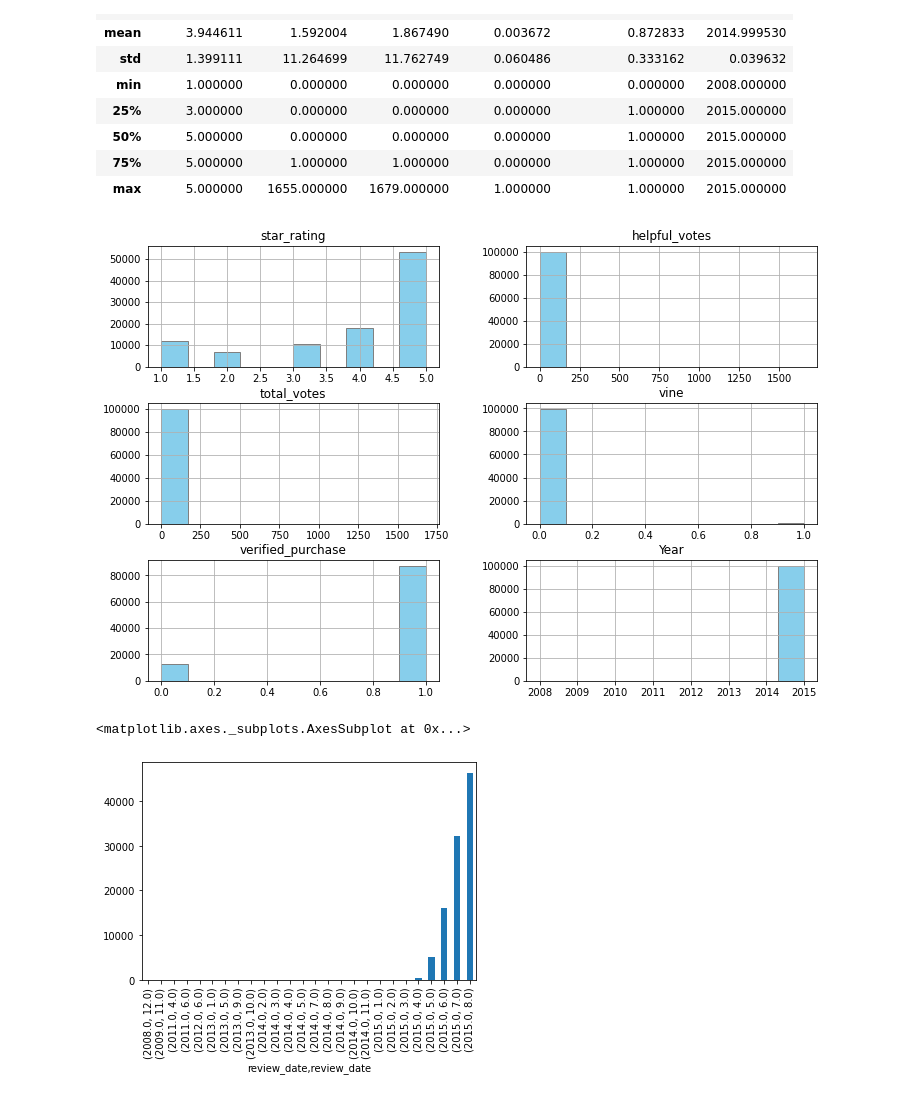
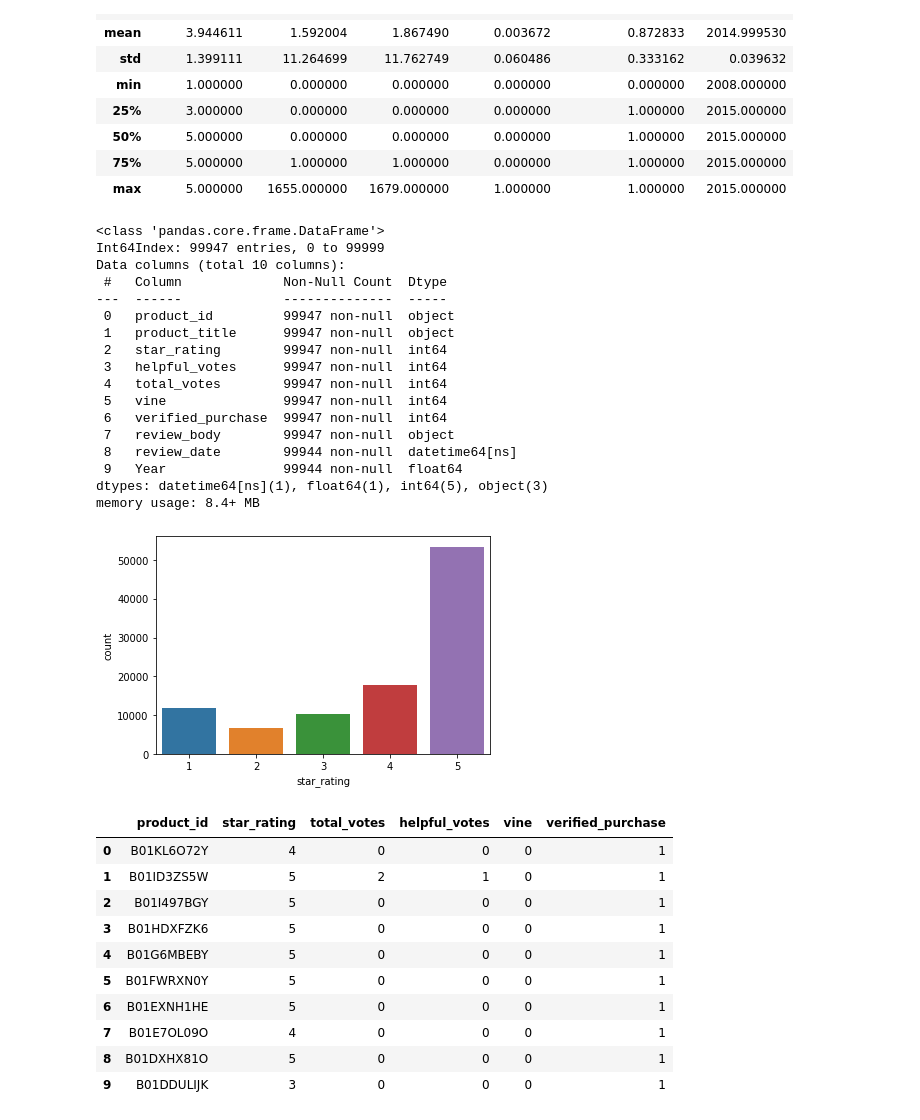
Before and after one commit to BhavyaBibi/-datawhisperers_final-project_dsml2021, a Jupyter notebook: datawhisperers_sentiment_analysis_amazon_apparel_reviews.ipynb, the cells around one changed output. Drawn from its saved outputs; the diff is of its cells as text; code cells hidden in the pictures.

```diff
--- a/datawhisperers_sentiment_analysis_amazon_apparel_reviews.ipynb
+++ b/datawhisperers_sentiment_analysis_amazon_apparel_reviews.ipynb
@@ -261,25 +289,61 @@ df_discriptive.describe()
 | 50% | 5.000000 | 0.000000 | 0.000000 | 0.000000 | 1.000000 | 2015.000000 |
 | 75% | 5.000000 | 1.000000 | 1.000000 | 0.000000 | 1.000000 | 2015.000000 |
 | max | 5.000000 | 1655.000000 | 1679.000000 | 1.000000 | 1.000000 | 2015.000000 |
+# %%
+df_discriptive.info()
+# %% [output]
+<class 'pandas.core.frame.DataFrame'>
+Int64Index: 99947 entries, 0 to 99999
+Data columns (total 10 columns):
+ #   Column             Non-Null Count  Dtype
+---  ------             --------------  -----
+ 0   product_id         99947 non-null  object
+ 1   product_title      99947 non-null  object
+ 2   star_rating        99947 non-null  int64
+ 3   helpful_votes      99947 non-null  int64
+ 4   total_votes        99947 non-null  int64
+ 5   vine               99947 non-null  int64
+ 6   verified_purchase  99947 non-null  int64
+ 7   review_body        99947 non-null  object
+ 8   review_date        99944 non-null  datetime64[ns]
+ 9   Year               99944 non-null  float64
+dtypes: datetime64[ns](1), float64(1), int64(5), object(3)
+memory usage: 8.4+ MB
 # %%
 # Check the distribution of the star rating with the DataFrame | reference chart: https://www.datacamp.com/community/tutorials/histograms-matplotlib
 # plt.hist(df.star_rating, bins='auto', color = "skyblue", ec='grey')
 # plt.gca().set(title='Frequency Histogram | Review Stars |', ylabel='Frequency',xlabel = 'stars',alpha=0.7, rwidth=0.85);
 # plt.show()
 
-fig = plt.figure(figsize = (12,8))
-ax = fig.gca()
-df_discriptive.hist(ax=ax, color = "skyblue", ec='grey')
+(len(df)-df.count())/len(df)
+sns.countplot(x='star_rating',data=df)
 plt.show()
 
+
+
+
+
 # Looking at product reviews vs date | seems we can extra clean outliers outside 2015 #todo
-df.product_id.groupby([df["review_date"].dt.year, df["review_date"].dt.month]).count().plot(kind="bar")
 # %% [output]
-[figure, old version]
+[figure, new version]
-<matplotlib.axes._subplots.AxesSubplot at 0x...>
-[figure, removed]
 # %%
 # (4) Choose the label and features
+selectedFeatures = ['product_id','star_rating', 'total_votes', 'helpful_votes','vine','verified_purchase']
+features = df.loc[:, selectedFeatures]
+
+features[0:10]
+# %% [output]
+|  | product_id | star_rating | total_votes | helpful_votes | vine | verified_purchase |
+| 0 | B01KL6O72Y | 4 | 0 | 0 | 0 | 1 |
+| 1 | B01ID3ZS5W | 5 | 2 | 1 | 0 | 1 |
+| 2 | B01I497BGY | 5 | 0 | 0 | 0 | 1 |
+| 3 | B01HDXFZK6 | 5 | 0 | 0 | 0 | 1 |
+| 4 | B01G6MBEBY | 5 | 0 | 0 | 0 | 1 |
+| 5 | B01FWRXN0Y | 5 | 0 | 0 | 0 | 1 |
+| 6 | B01EXNH1HE | 5 | 0 | 0 | 0 | 1 |
+| 7 | B01E7OL09O | 4 | 0 | 0 | 0 | 1 |
+| 8 | B01DXHX81O | 5 | 0 | 0 | 0 | 1 |
+| 9 | B01DDULIJK | 3 | 0 | 0 | 0 | 1 |
 # %%
 # (5) Feature engineer for data that is
 # (a) relevant
```
Also changed, not shown: parts of 8 cells of this notebook.
